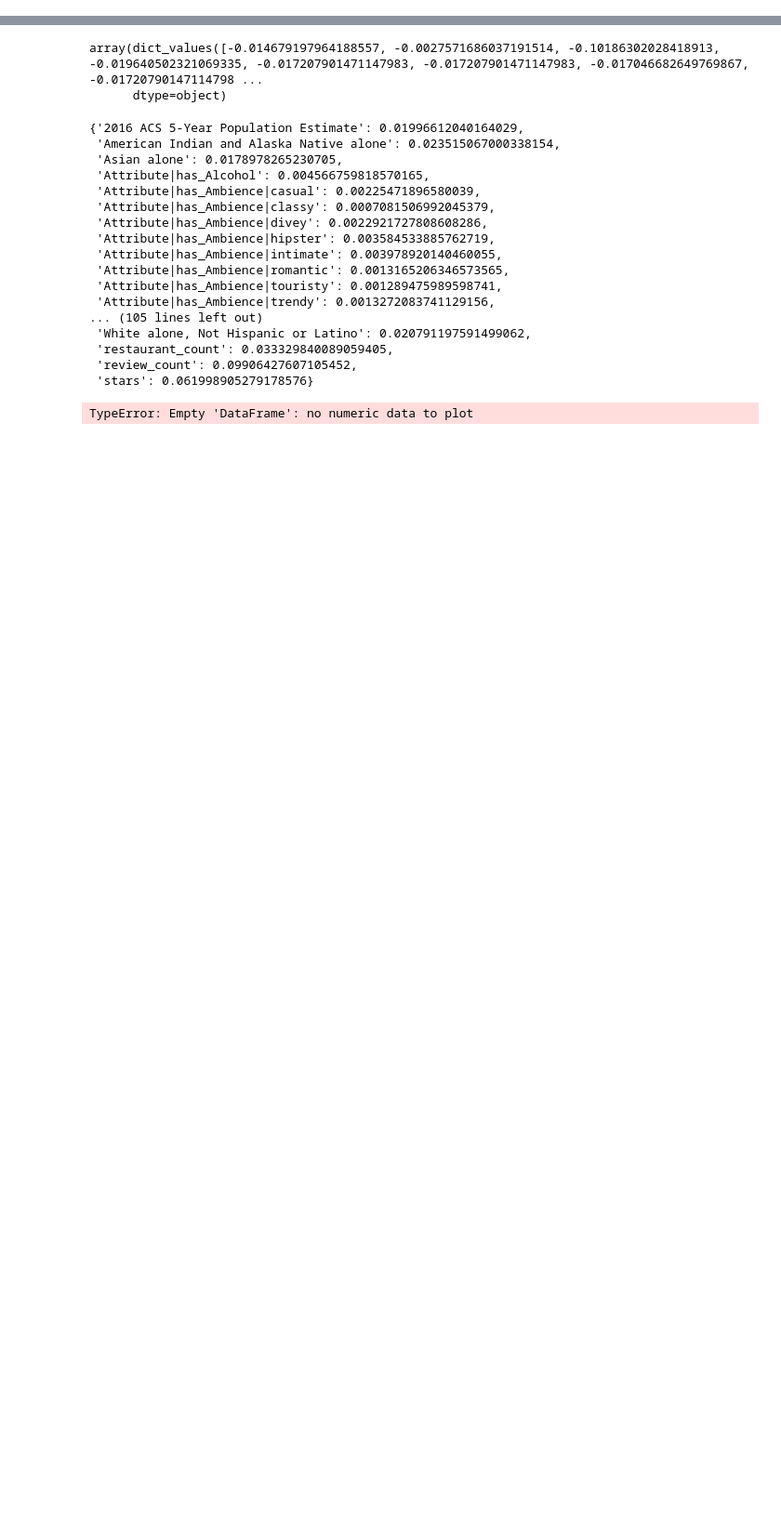
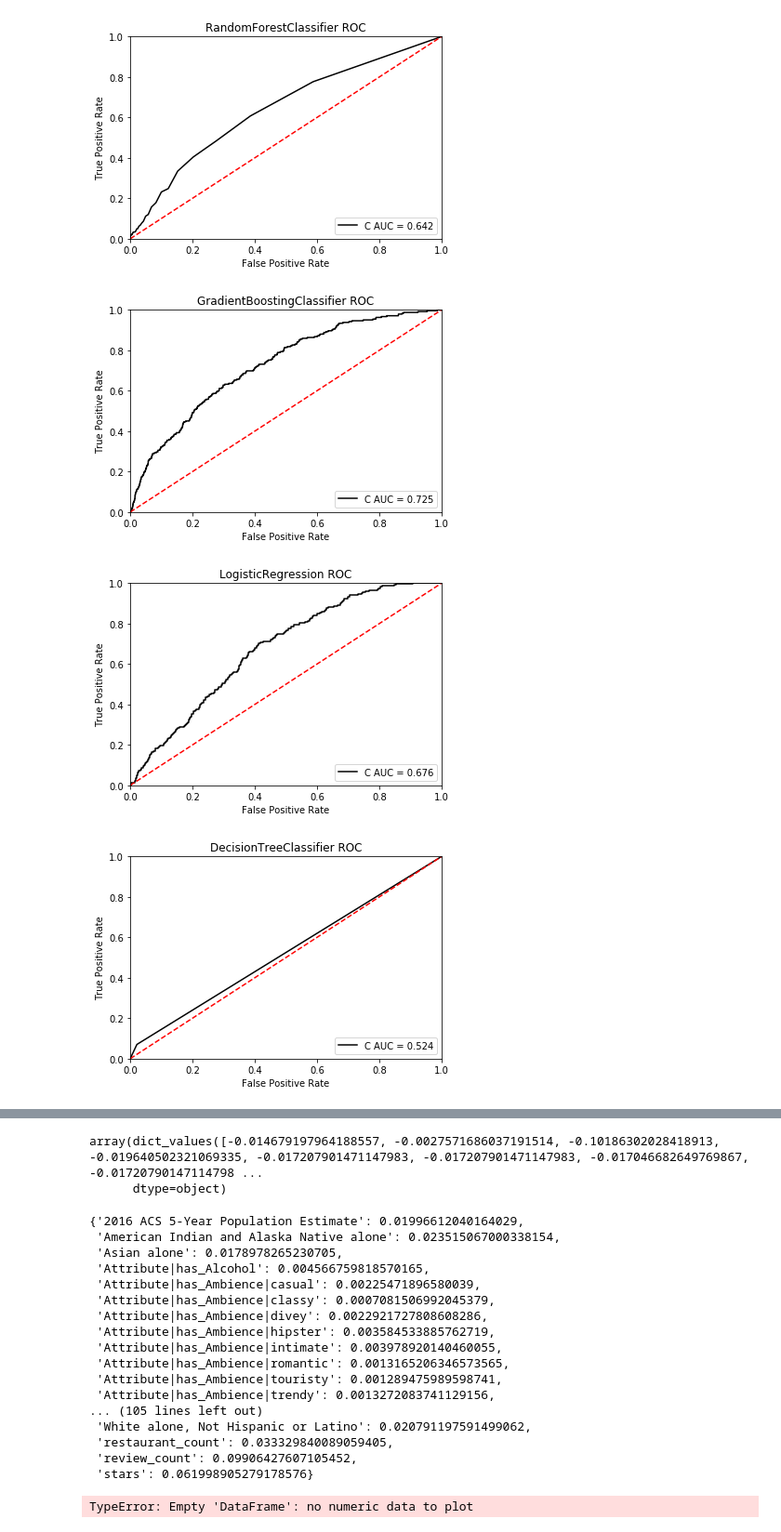
Before and after one commit to ellcrane/restaurant-closing-probability, a Jupyter notebook: notebooks/model.ipynb, the cells around one changed output, grey strips where cells are left out. Shown at 93% size. Drawn from its saved outputs; the diff is of its cells as text; code cells hidden in the pictures; blank space fills up the shorter version.

Commit message:
cleaned up notebooks and added more classifier models and ROC function

```diff
--- a/notebooks/model.ipynb
+++ b/notebooks/model.ipynb
@@ -89,3 +102,0 @@ y_true.shape
-# %%
-model = RandomForestClassifier(n_estimators=100)
-model.fit(X_train, y_train)
@@ -104,3 +102,0 @@ y_train.shape
-# %%
-model = GradientBoostingClassifier()
-model.fit(X_train, y_train)
@@ -116,3 +102,0 @@ GradientBoostingClassifier(criterion='friedman_mse', init=None,
-# %%
-model = LogisticRegression()
-model.fit(X_train, y_train)
@@ -146,0 +103,20 @@ plt.show();
+# %%
+rf_model = RandomForestClassifier(n_estimators=100)
+rf_model.fit(X_train, y_train)
+
+gb_model = GradientBoostingClassifier()
+gb_model.fit(X_train, y_train)
+
+lr_model = LogisticRegression()
+lr_model.fit(X_train, y_train)
+
+dt_model = DecisionTreeClassifier()
+dt_model.fit(X_train, y_train)
+
+ab_model = AdaBoostClassifier()
+ab_model.fit(X_train, y_train)
+
+kn_model = KNeighborsClassifier()
+kn_model.fit(X_train, y_train)
+
+models = [rf_model, gb_model, lr_model, dt_model, ab_model, kn_model]
@@ -146,0 +127,8 @@ plt.show();
+# %%
+for model in models:
+    plot_roc(model, X_test, y_test)
+# %% [output]
+[figure, added]
+[figure, added]
+[figure, added]
+[figure, added]
```
Also changed, not shown: parts of 14 cells of this notebook, 2 other files.
